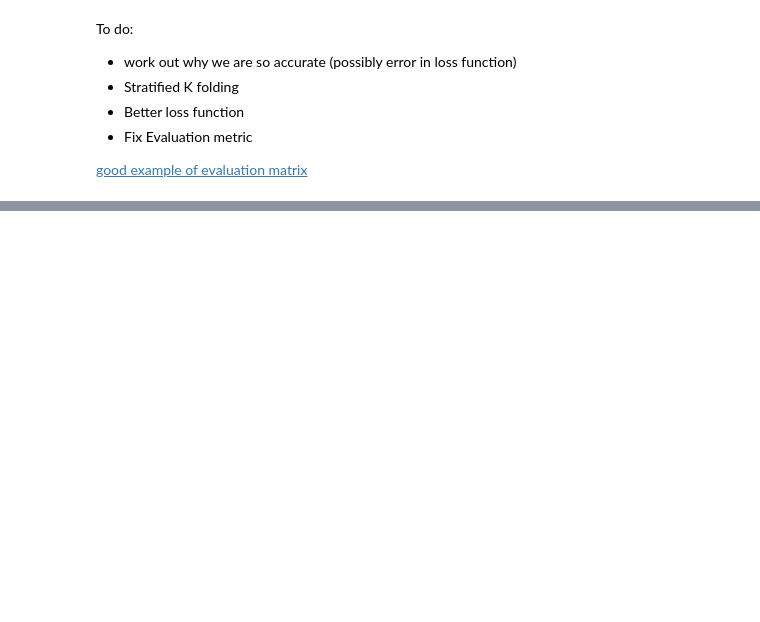
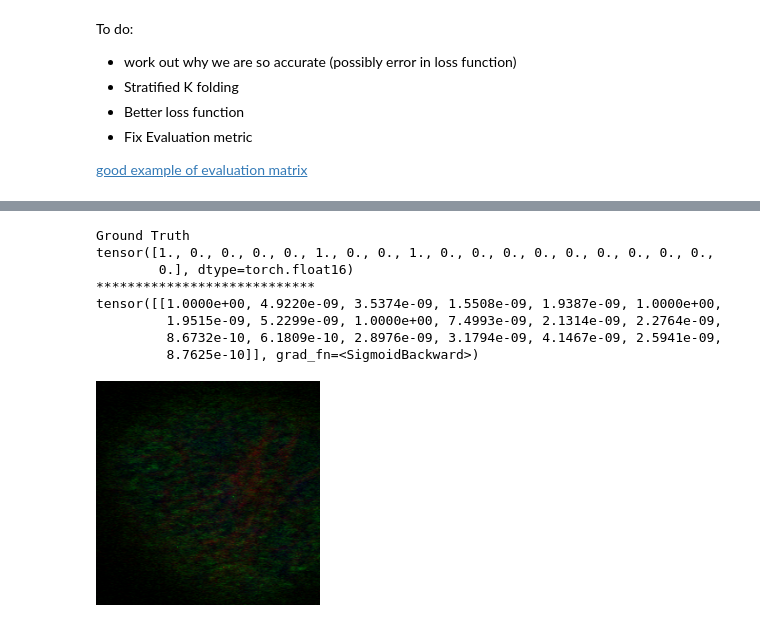
Before and after one commit to trainandgain/HPA-Single-Cell-Classification, a Jupyter notebook: notebooks/resnet_50_4_channel_multi_binary_cross_entropy_logit.ipynb, the cells around one changed output, grey strips where cells are left out. Cells and saved outputs as stored; diff of their text form; code cells hidden in the pictures; blank space fills up the shorter version.

```diff
--- a/notebooks/resnet_50_4_channel_multi_binary_cross_entropy_logit.ipynb
+++ b/notebooks/resnet_50_4_channel_multi_binary_cross_entropy_logit.ipynb
@@ -730,0 +805,12 @@ tensor([[0.4159, 0.2422, 0.6126, 0.3857, 0.4564, 0.4889, 0.4692, 0.5881, 0.5728,
+# %%
+random_view()
+# %% [output]
+Ground Truth
+tensor([1., 0., 0., 0., 0., 1., 0., 0., 1., 0., 0., 0., 0., 0., 0., 0., 0., 0.,
+        0.], dtype=torch.float16)
+****************************
+tensor([[1.0000e+00, 4.9220e-09, 3.5374e-09, 1.5508e-09, 1.9387e-09, 1.0000e+00,
+         1.9515e-09, 5.2299e-09, 1.0000e+00, 7.4993e-09, 2.1314e-09, 2.2764e-09,
+         8.6732e-10, 6.1809e-10, 2.8976e-09, 3.1794e-09, 4.1467e-09, 2.5941e-09,
+         8.7625e-10]], grad_fn=<SigmoidBackward>)
+[figure, added]
```
Also changed, not shown: parts of 18 cells of this notebook.
